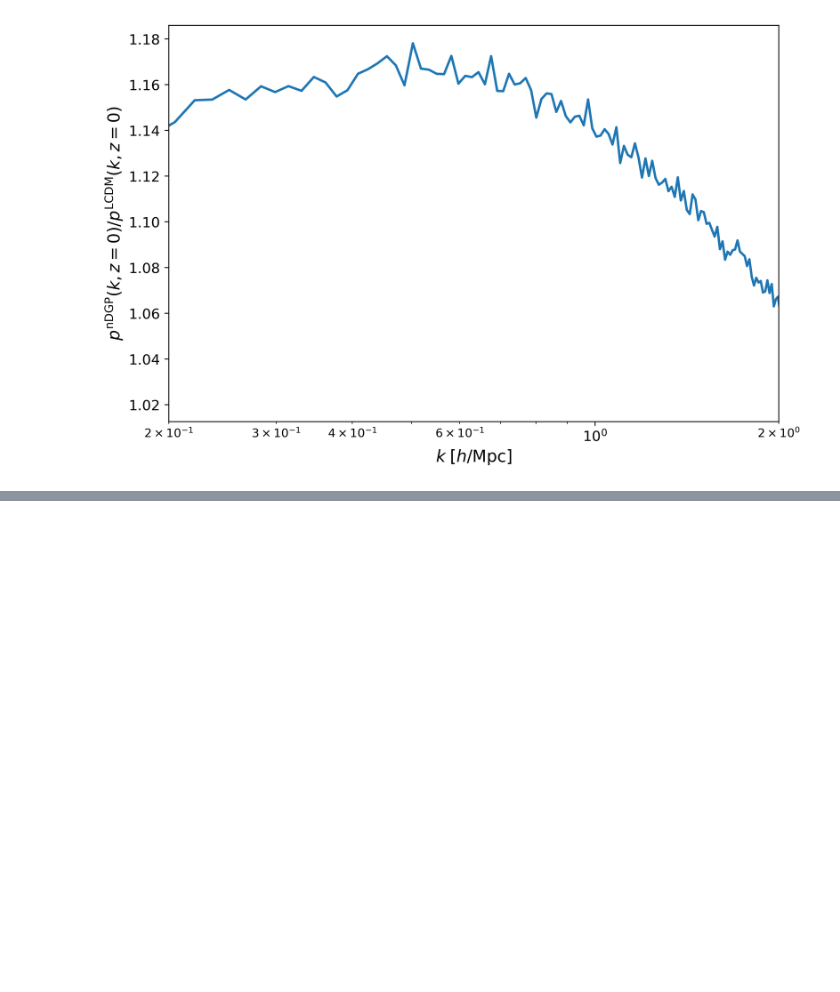
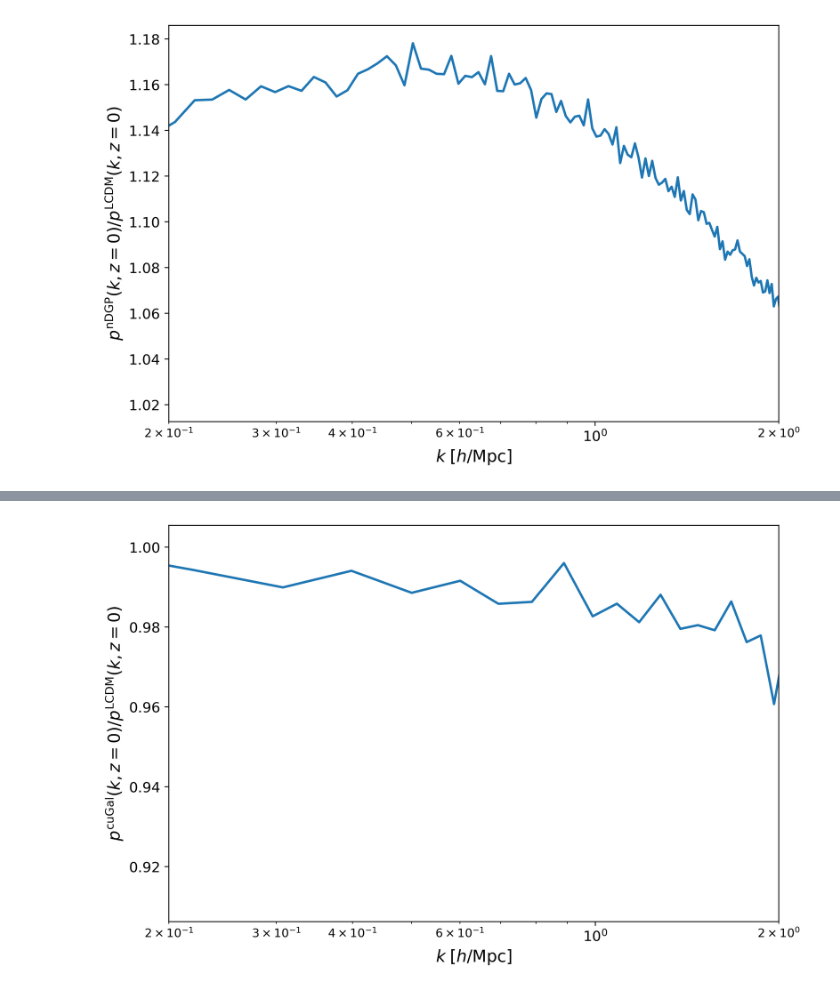
Before and after one commit to BielThi/Hi-COLA, a Jupyter notebook: Notebooks/power_spectrum.ipynb, the cells around one changed output, grey strips where cells are left out. Cells and saved outputs as stored; diff of their text form; code cells hidden in the pictures; blank space fills up the shorter version.

```diff
--- a/Notebooks/power_spectrum.ipynb
+++ b/Notebooks/power_spectrum.ipynb
@@ -59,24 +80,6 @@ labels = ['LCDM', 'cuGal','nDGP']
 compare_power_spectrum([k_LCDM,k_cuGal,k_nDGP], [Pk_LCDM,Pk_cuGal,Pk_nDGP], labels)
 # %% [output]
 [figure]
-# %%
-def ratio_power_spectrum(k1, Pk1, k2, Pk2, labels):
-
-    fig, ax = plt.subplots(figsize=(8.5, 5.5), dpi=300)
-
-    ax.plot(k1, Pk2/Pk1, lw=2)
-
-    ax.set_xlabel(r"$k \; [h/\mathrm{Mpc}]$", fontsize=14)
-    ax.set_ylabel(r"$p^{\mathrm{" + labels[1] + r"}}(k,z=0)/p^{\mathrm{" + labels[0] + r"}}(k,z=0)$", fontsize=14)
-    ax.set_xscale('log')
-    ax.set_xlim(2e-1,2)
-
-    ax.tick_params(axis='both', which='major', labelsize=12)
-    ax.tick_params(axis='both', which='minor', labelsize=10)
-
-    plt.tight_layout()
-    plt.savefig("fig/ratio_power_spectrum.png")
-    plt.show()
 # %%
 labels = ['LCDM', 'cuGal']
 ratio_power_spectrum(k_LCDM,Pk_LCDM,k_cuGal,Pk_cuGal,labels)
@@ -103,4 +104,6 @@ FileNotFoundError: [Errno 2] No such file or directory: '/home/biel/Hi-COLA/Hi-C
 # %%
-labels = ['z={}'.format(redshift) for redshift in redshifts]
-compare_power_spectrum(ks_cuGal, Pks_cuGal, labels)
+labels = ['LCDM', 'cuGal']
+ratio_power_spectrum(k_LCDM,Pk_LCDM,k_cuGal,Pk_cuGal,labels)
+# %% [output]
+[figure, added]
 # %%
```
Also changed, not shown: parts of 22 cells of this notebook, 29 other files.
